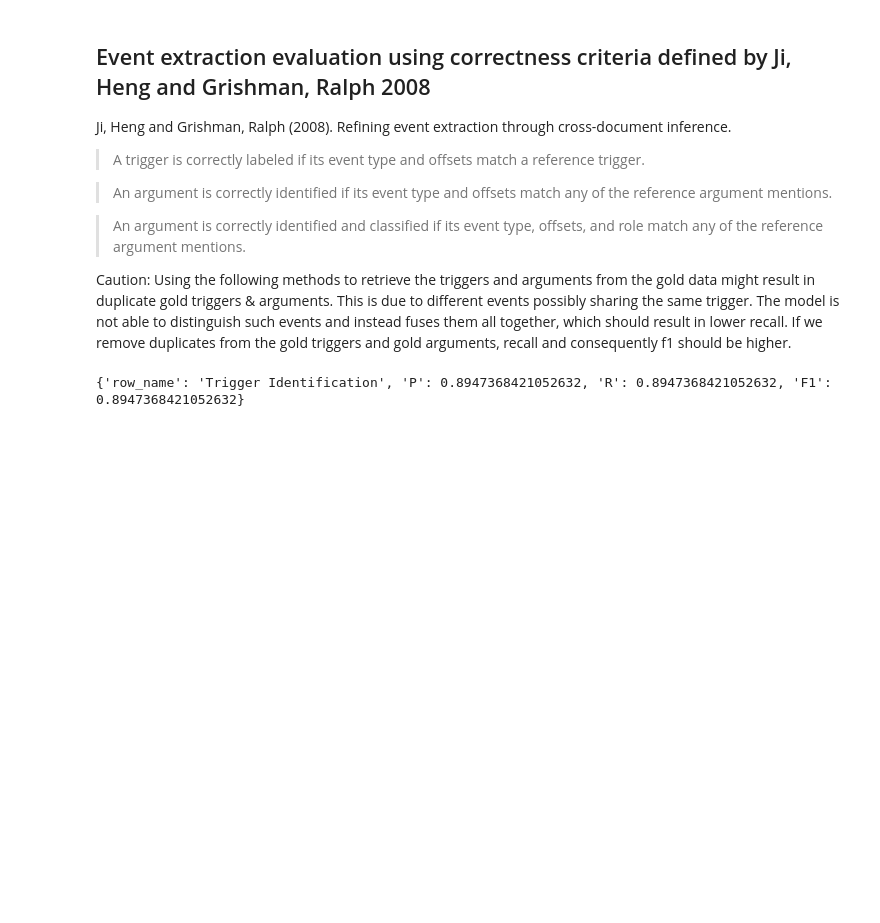
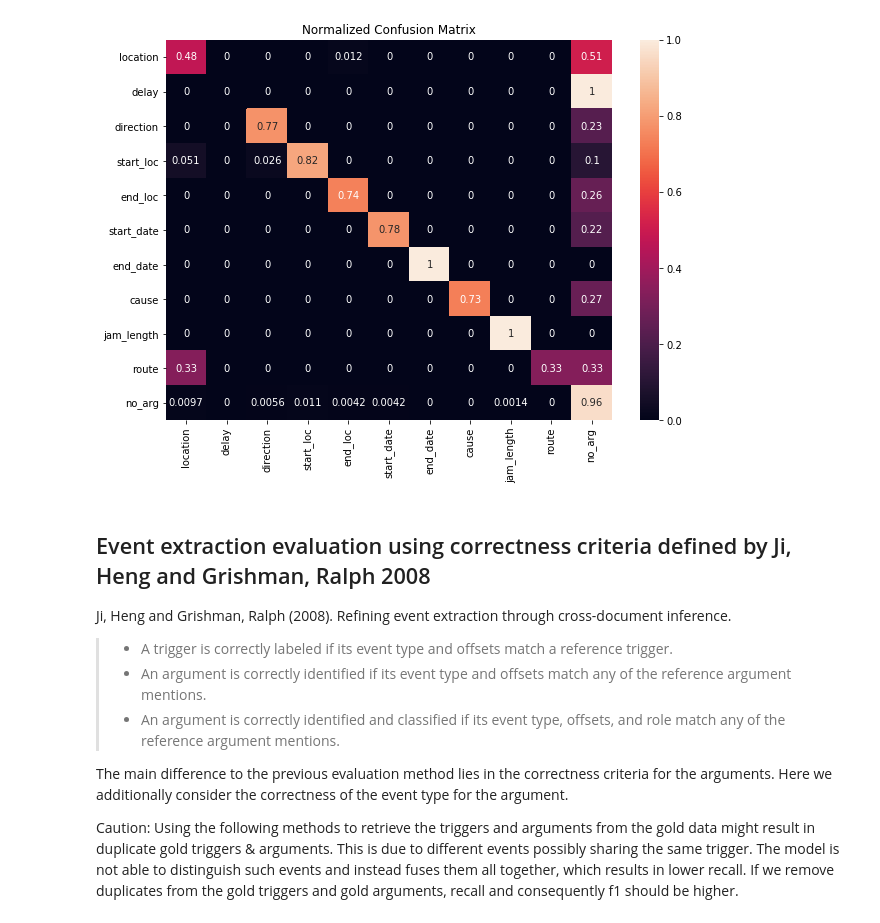
Before and after one commit to DFKI-NLP/eventx, a Jupyter notebook: analysis/notebooks/eventx_analysis.ipynb, the cells around one changed output. Cells and saved outputs as stored; diff of their text form; code cells hidden in the pictures; blank space fills up the shorter version.

Commit message:
Use new functions from eventx.util.evaluate, add sklearn classification reports and confusion matrices

```diff
--- a/analysis/notebooks/eventx_analysis.ipynb
+++ b/analysis/notebooks/eventx_analysis.ipynb
@@ -122,0 +40,12 @@ for event_class in SD4M_RELATION_TYPES[:-1]:
+# %%
+def plot_confusion_matrix(y_true, y_pred, labels, title='Normalized Confusion Matrix', normalize=True):
+    cm = sklearn.metrics.confusion_matrix(y_true, y_pred, labels=labels)
+    if normalize:
+        # Normalizes confusion matrix over the true (rows)
+        cm = cm.astype('float') / cm.sum(axis=1)[:, np.newaxis]
+    df_cm = pd.DataFrame(cm, index = labels, columns = labels)
+    plt.figure(figsize = (10,7))
+    ax = plt.axes()
+    sns.heatmap(df_cm, ax=ax, annot=True)
+    ax.set_title(title)
+    plt.show()
@@ -122,0 +56,4 @@ for event_class in SD4M_RELATION_TYPES[:-1]:
+# %%
+test_docs = evaluate.load_test_data(DATASET_PATH)
+# %%
+predicted_docs = batched_predict_json(predictor=predictor, examples=test_docs)
@@ -122,0 +63,4 @@ for event_class in SD4M_RELATION_TYPES[:-1]:
+# %%
+label_arrays = evaluate.get_label_arrays(test_docs, predicted_docs)
+trigger_y_true, trigger_y_pred = label_arrays["trigger_y_true"], label_arrays["trigger_y_pred"]
+arg_y_true, arg_y_pred = label_arrays["arg_y_true"], label_arrays["arg_y_pred"]
@@ -123,17 +110,21 @@ for event_class in SD4M_RELATION_TYPES[:-1]:
+# %%
+plot_confusion_matrix(arg_y_true, arg_y_pred, labels=ROLE_LABELS)
+# %% [output]
+[figure, added]
 # %% [markdown]
 ## Event extraction evaluation using correctness criteria defined by Ji, Heng and Grishman, Ralph 2008
 
 Ji, Heng and Grishman, Ralph (2008). Refining event extraction through cross-document inference.
-> A trigger is correctly labeled if its event type and offsets match a reference trigger.
+> - A trigger is correctly labeled if its event type and offsets match a reference trigger.
+> - An argument is correctly identified if its event type and offsets match any of the reference argument mentions.
+> - An argument is correctly identified and classified if its event type, offsets, and role match any of the reference argument mentions.
 
-> An argument is correctly identified if its event type and offsets match any of the reference argument mentions.
-
-> An argument is correctly identified and classified if its event type, offsets, and role match any of the reference argument mentions.
+The main difference to the previous evaluation method lies in the correctness criteria for the arguments. Here we additionally consider the correctness of the event type for the argument.
 
 Caution:
 Using the following methods to retrieve the triggers and arguments from the gold data might result in duplicate gold triggers & arguments.
 This is due to different events possibly sharing the same trigger.
-The model is not able to distinguish such events and instead fuses them all together, which should result in lower recall.
+The model is not able to distinguish such events and instead fuses them all together, which results in lower recall.
 If we remove duplicates from the gold triggers and gold arguments, recall and consequently f1 should be higher.
 # %%
 REMOVE_DUPLICATES = True  # change to False if you want to keep duplicate triggers/ arguments from the gold data caused by events sharing the same trigger
@@ -146,9 +137,3 @@ pred_arguments = scorer.get_arguments(prediction_instances)
 if REMOVE_DUPLICATES:
     gold_triggers = list(set(gold_triggers))
     gold_arguments = list(set(gold_arguments))
-# %%
-precision, recall, f1 = scorer.get_trigger_identification_metrics(gold_triggers, pred_triggers)
-tmp_dict = make_result_dict('Trigger Identification', precision, recall, f1)
-table_results.append(tmp_dict)
-# %% [output]
-{'row_name': 'Trigger Identification', 'P': 0.8947368421052632, 'R': 0.8947368421052632, 'F1': 0.8947368421052632}
```
Also changed, not shown: parts of 33 cells of this notebook.
